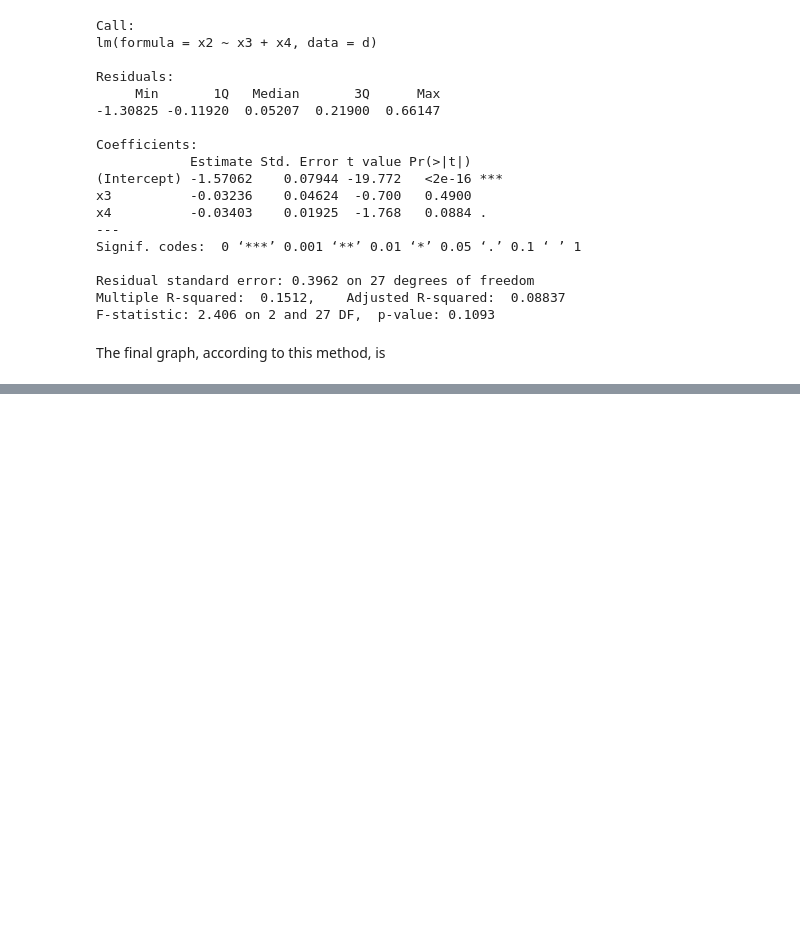
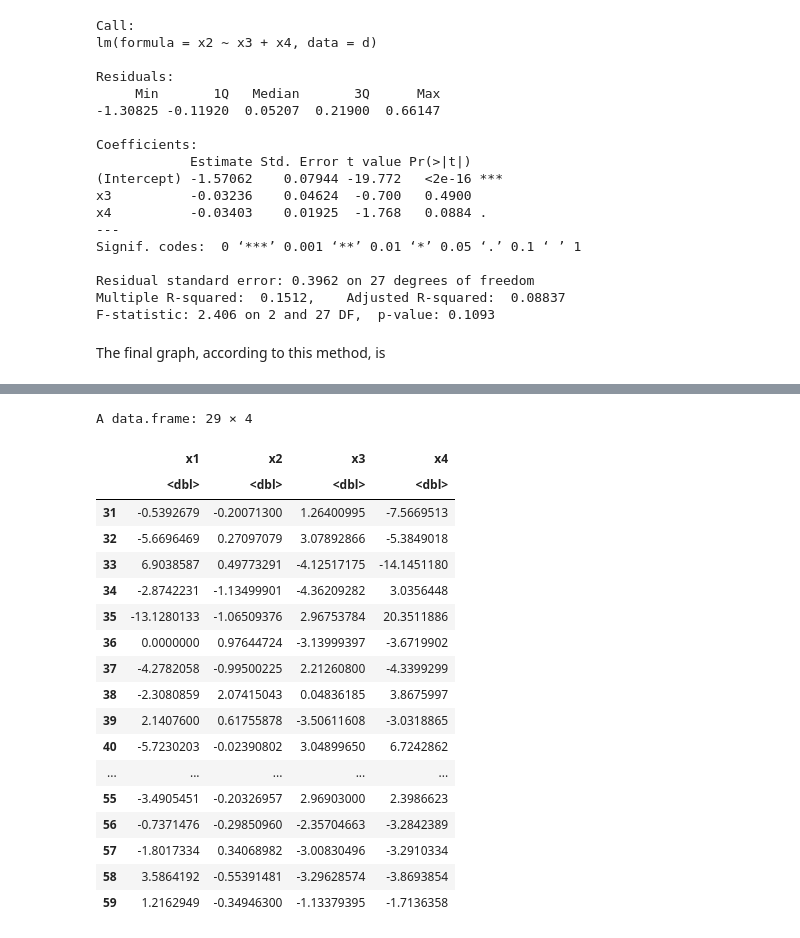
Before and after one commit to gerhardJaeger/phylogeneticCausalAnalysis, a Jupyter notebook: code/mlAnalysis.ipynb, the cells around one changed output, grey strips where cells are left out. Saved outputs shown, nothing was run; the diff lists cells and outputs as text; code cells hidden in the pictures; blank space fills up the shorter version.

```diff
--- a/code/mlAnalysis.ipynb
+++ b/code/mlAnalysis.ipynb
@@ -598,0 +605,33 @@ plot(g, vertex.size=30, edge.width = 5, edge.color = "black", vertex.label.cex=2
+# %%
+x3 <- d$x3
+names(x3) <- d$Language
+# %%
+x4 <- d$x4
+names(x4) <- d$Language
+# %%
+(picDF <- data.frame(
+    x1 = pic(x1, tree),
+    x2 = pic(x2, tree),
+    x3 = pic(x3, tree),
+    x4 = pic(x4, tree)
+    ))
+# %% [output]
+A data.frame: 29 × 4
+|  | x1 | x2 | x3 | x4 |
+|  | <dbl> | <dbl> | <dbl> | <dbl> |
+| 31 | -0.5392679 | -0.20071300 | 1.26400995 | -7.5669513 |
+| 32 | -5.6696469 | 0.27097079 | 3.07892866 | -5.3849018 |
+| 33 | 6.9038587 | 0.49773291 | -4.12517175 | -14.1451180 |
+| 34 | -2.8742231 | -1.13499901 | -4.36209282 | 3.0356448 |
+| 35 | -13.1280133 | -1.06509376 | 2.96753784 | 20.3511886 |
+| 36 | 0.0000000 | 0.97644724 | -3.13999397 | -3.6719902 |
+| 37 | -4.2782058 | -0.99500225 | 2.21260800 | -4.3399299 |
+| 38 | -2.3080859 | 2.07415043 | 0.04836185 | 3.8675997 |
+| 39 | 2.1407600 | 0.61755878 | -3.50611608 | -3.0318865 |
+| 40 | -5.7230203 | -0.02390802 | 3.04899650 | 6.7242862 |
+| ... | ... | ... | ... | ... |
+| 55 | -3.4905451 | -0.20326957 | 2.96903000 | 2.3986623 |
+| 56 | -0.7371476 | -0.29850960 | -2.35704663 | -3.2842389 |
+| 57 | -1.8017334 | 0.34068982 | -3.00830496 | -3.2910334 |
+| 58 | 3.5864192 | -0.55391481 | -3.29628574 | -3.8693854 |
+| 59 | 1.2162949 | -0.34946300 | -1.13379395 | -1.7136358 |
```
Also changed, not shown: parts of 22 cells of this notebook, 1 other file.
